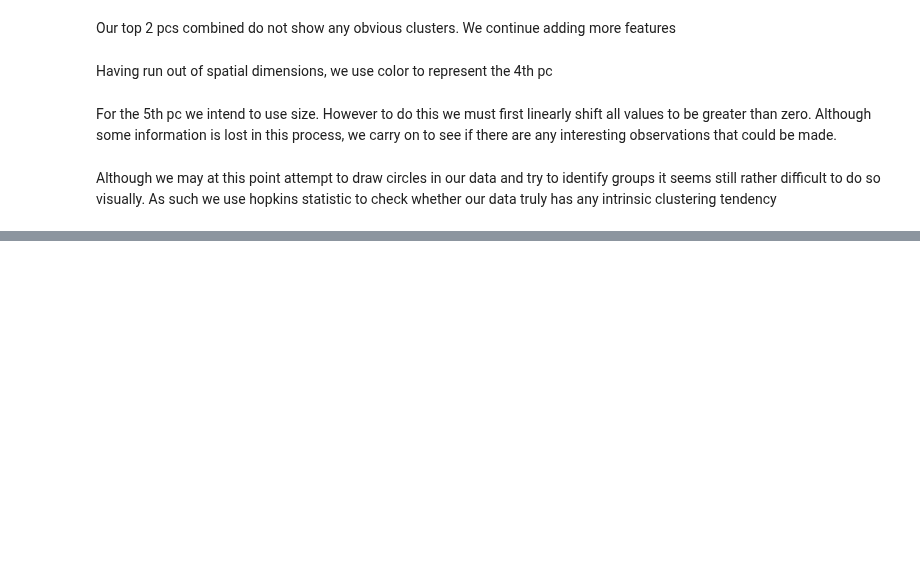
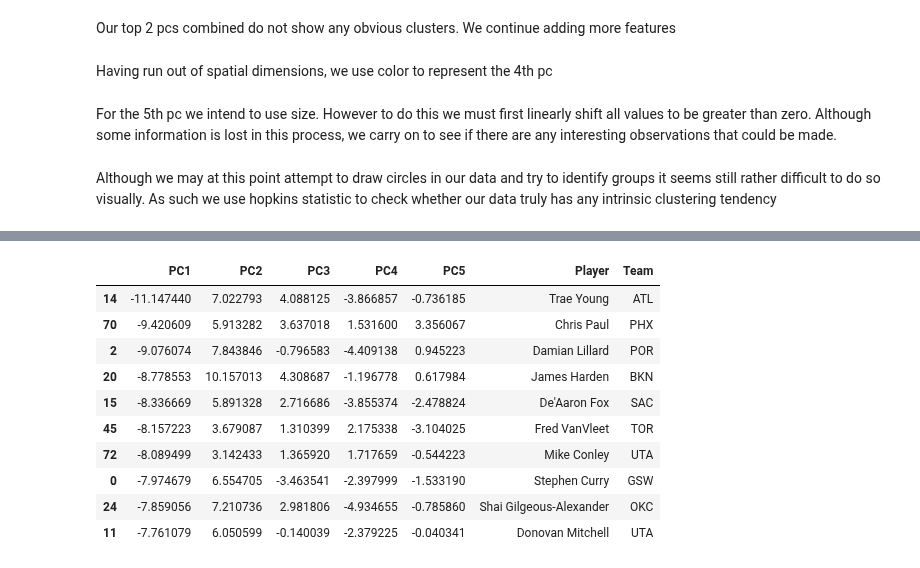
Before and after one commit to CSA100/nba-dsai, a Jupyter notebook: EDA.ipynb, the cells around one changed output, grey strips where cells are left out. Drawn from its saved outputs; the diff is of its cells as text; code cells hidden in the pictures; blank space fills up the shorter version.

```diff
--- a/EDA.ipynb
+++ b/EDA.ipynb
@@ -164,0 +182,15 @@ Our hopkins statistic has a value of about 0.3. A statistic value of 1 would hav
+# %%
+# PC 1 high negatives
+df.nsmallest(10, "PC1")
+# %% [output]
+|  | PC1 | PC2 | PC3 | PC4 | PC5 | Player | Team |
+| 14 | -11.147440 | 7.022793 | 4.088125 | -3.866857 | -0.736185 | Trae Young | ATL |
+| 70 | -9.420609 | 5.913282 | 3.637018 | 1.531600 | 3.356067 | Chris Paul | PHX |
+| 2 | -9.076074 | 7.843846 | -0.796583 | -4.409138 | 0.945223 | Damian Lillard | POR |
+| 20 | -8.778553 | 10.157013 | 4.308687 | -1.196778 | 0.617984 | James Harden | BKN |
+| 15 | -8.336669 | 5.891328 | 2.716686 | -3.855374 | -2.478824 | De'Aaron Fox | SAC |
+| 45 | -8.157223 | 3.679087 | 1.310399 | 2.175338 | -3.104025 | Fred VanVleet | TOR |
+| 72 | -8.089499 | 3.142433 | 1.365920 | 1.717659 | -0.544223 | Mike Conley | UTA |
+| 0 | -7.974679 | 6.554705 | -3.463541 | -2.397999 | -1.533190 | Stephen Curry | GSW |
+| 24 | -7.859056 | 7.210736 | 2.981806 | -4.934655 | -0.785860 | Shai Gilgeous-Alexander | OKC |
+| 11 | -7.761079 | 6.050599 | -0.140039 | -2.379225 | -0.040341 | Donovan Mitchell | UTA |
```
Also changed, not shown: parts of 12 cells of this notebook.
